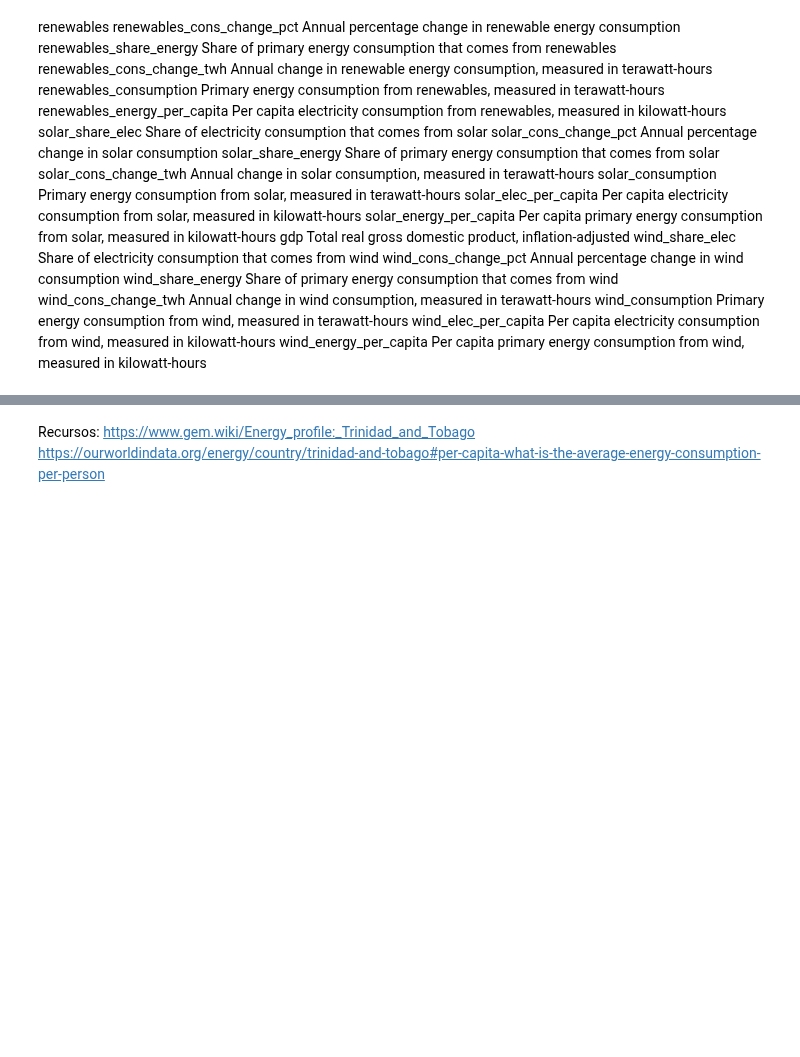
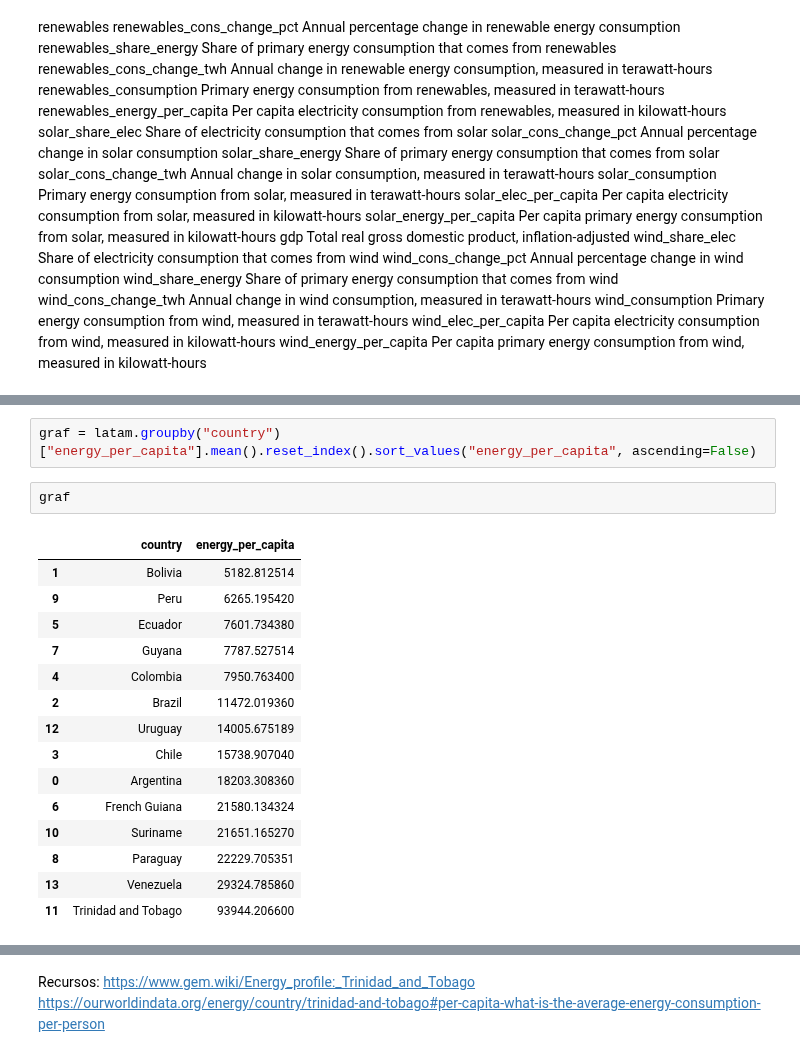
Before and after one commit to L-Ameneiro/EDA-Datasets, a Jupyter notebook: notebooks/consumo_energetico_mundial.ipynb, the cells around one changed output, grey strips where cells are left out. Cells and saved outputs as stored; diff of their text form; blank space fills up the shorter version.

```diff
--- a/notebooks/consumo_energetico_mundial.ipynb
+++ b/notebooks/consumo_energetico_mundial.ipynb
@@ -230,3 +230,23 @@ plt.xticks(rotation=45, fontsize=10)
 plt.show()
 # %% [output]
 [figure]
+# %%
+graf = latam.groupby("country")["energy_per_capita"].mean().reset_index().sort_values("energy_per_capita", ascending=False)
+# %%
+graf
+# %% [output]
+|  | country | energy_per_capita |
+| 1 | Bolivia | 5182.812514 |
+| 9 | Peru | 6265.195420 |
+| 5 | Ecuador | 7601.734380 |
+| 7 | Guyana | 7787.527514 |
+| 4 | Colombia | 7950.763400 |
+| 2 | Brazil | 11472.019360 |
+| 12 | Uruguay | 14005.675189 |
+| 3 | Chile | 15738.907040 |
+| 0 | Argentina | 18203.308360 |
+| 6 | French Guiana | 21580.134324 |
+| 10 | Suriname | 21651.165270 |
+| 8 | Paraguay | 22229.705351 |
+| 13 | Venezuela | 29324.785860 |
+| 11 | Trinidad and Tobago | 93944.206600 |
```
Also changed, not shown: parts of 7 cells of this notebook, 1 other file.
